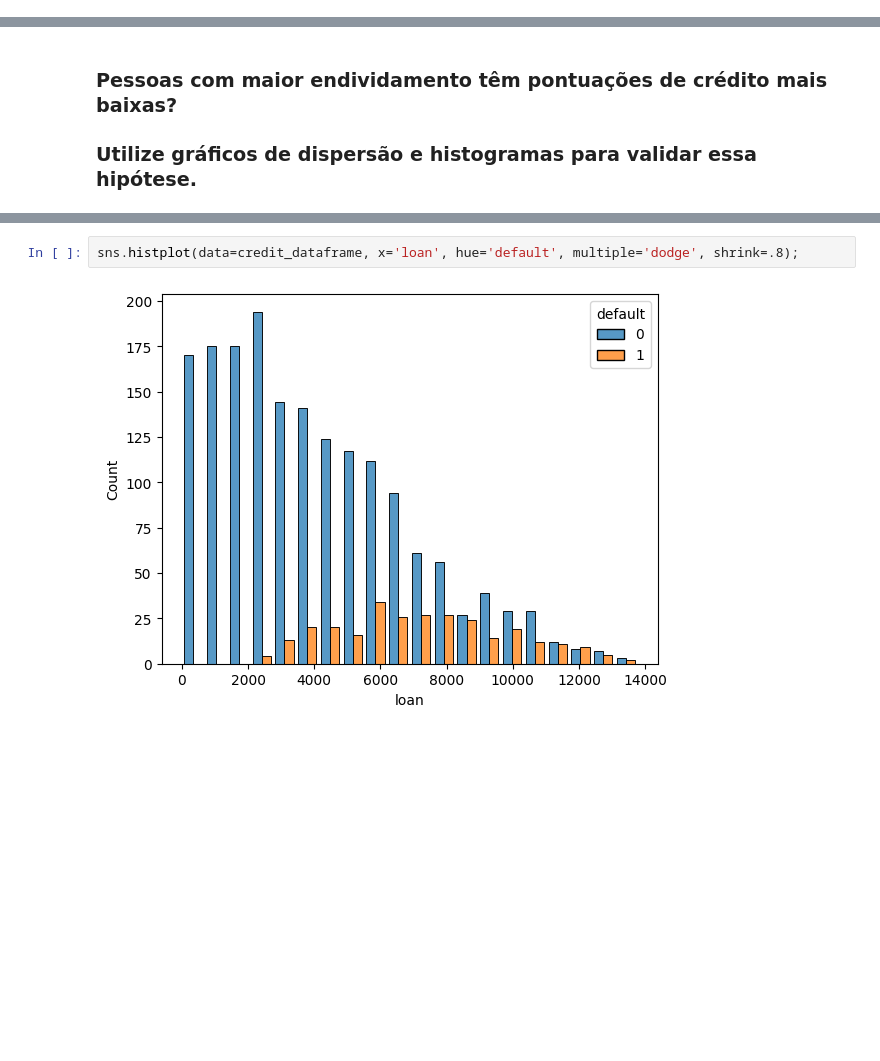
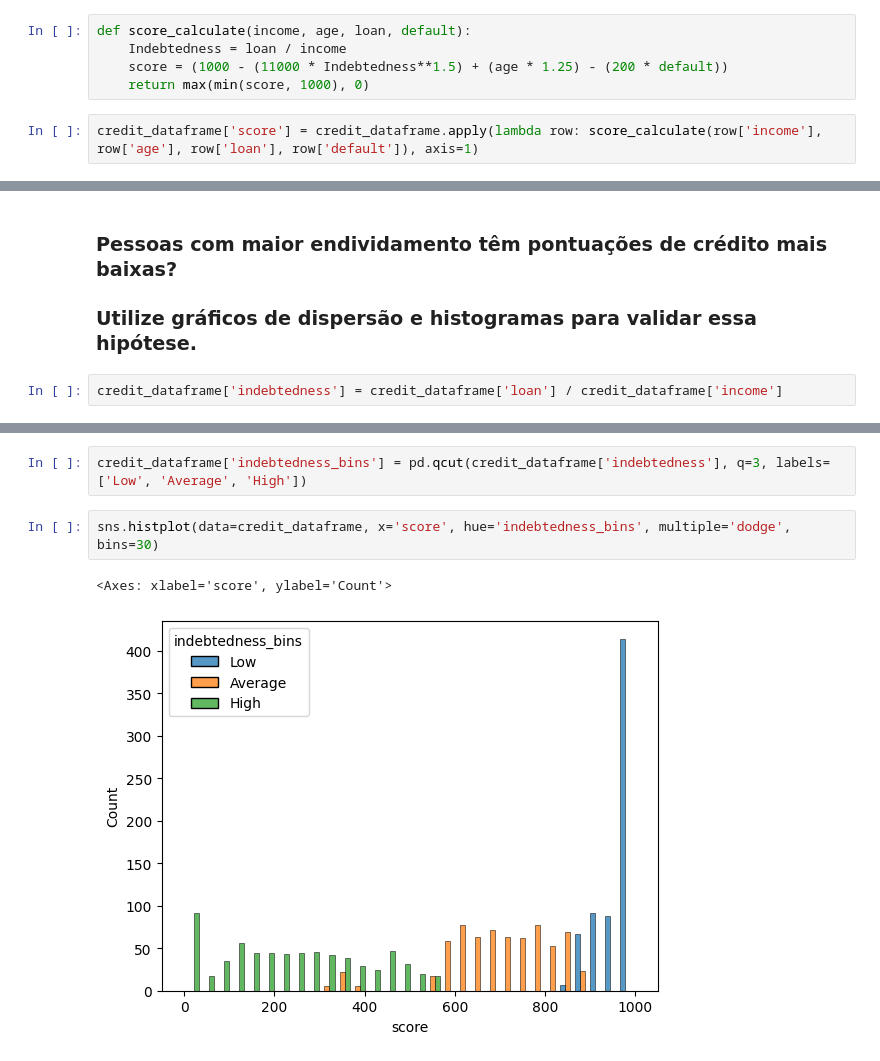
Before and after one commit to GabrielFePL/Machine-Learning-Fatec-Matao, a Jupyter notebook: DataAnalytics_Exercise_12_03.ipynb, the cells around one changed output, grey strips where cells are left out. Saved outputs shown, nothing was run; the diff lists cells and outputs as text; blank space fills up the shorter version.

```diff
--- a/DataAnalytics_Exercise_12_03.ipynb
+++ b/DataAnalytics_Exercise_12_03.ipynb
@@ -313,0 +309,7 @@ sns.scatterplot(data=credit_dataframe, x='income', y='default', hue='default');
+# %%
+def score_calculate(income, age, loan, default):
+    Indebtedness = loan / income
+    score = (1000 - (11000 * Indebtedness**1.5) + (age * 1.25) - (200 * default))
+    return max(min(score, 1000), 0)
+# %%
+credit_dataframe['score'] = credit_dataframe.apply(lambda row: score_calculate(row['income'], row['age'], row['loan'], row['default']), axis=1)
@@ -316,3 +372,5 @@ sns.scatterplot(data=credit_dataframe, x='income', y='default', hue='default');
 # %% [markdown]
 ### Pessoas com maior endividamento têm pontuações de crédito mais baixas?
 ### Utilize gráficos de dispersão e histogramas para validar essa hipótese.
+# %%
+credit_dataframe['indebtedness'] = credit_dataframe['loan'] / credit_dataframe['income']
@@ -319,4 +382,7 @@ sns.scatterplot(data=credit_dataframe, x='income', y='default', hue='default');
+# %%
+credit_dataframe['indebtedness_bins'] = pd.qcut(credit_dataframe['indebtedness'], q=3, labels=['Low', 'Average', 'High'])
 # %%
-sns.histplot(data=credit_dataframe, x='loan', hue='default', multiple='dodge', shrink=.8);
+sns.histplot(data=credit_dataframe, x='score', hue='indebtedness_bins', multiple='dodge', bins=30)
 # %% [output]
+<Axes: xlabel='score', ylabel='Count'>
-[figure, old version]
+[figure, new version]
```
Also changed, not shown: parts of 19 cells of this notebook.
